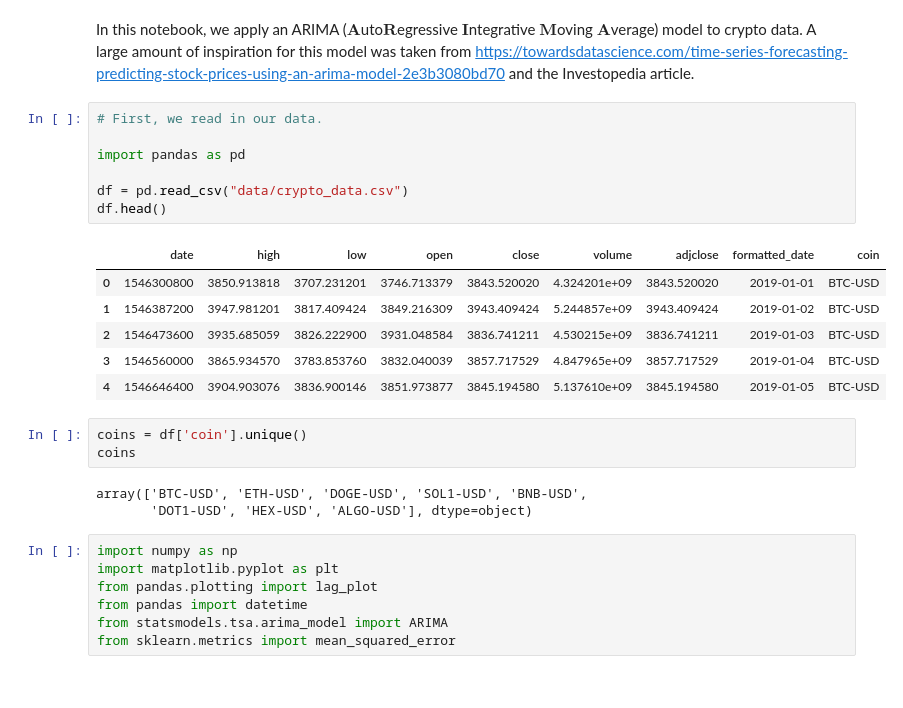
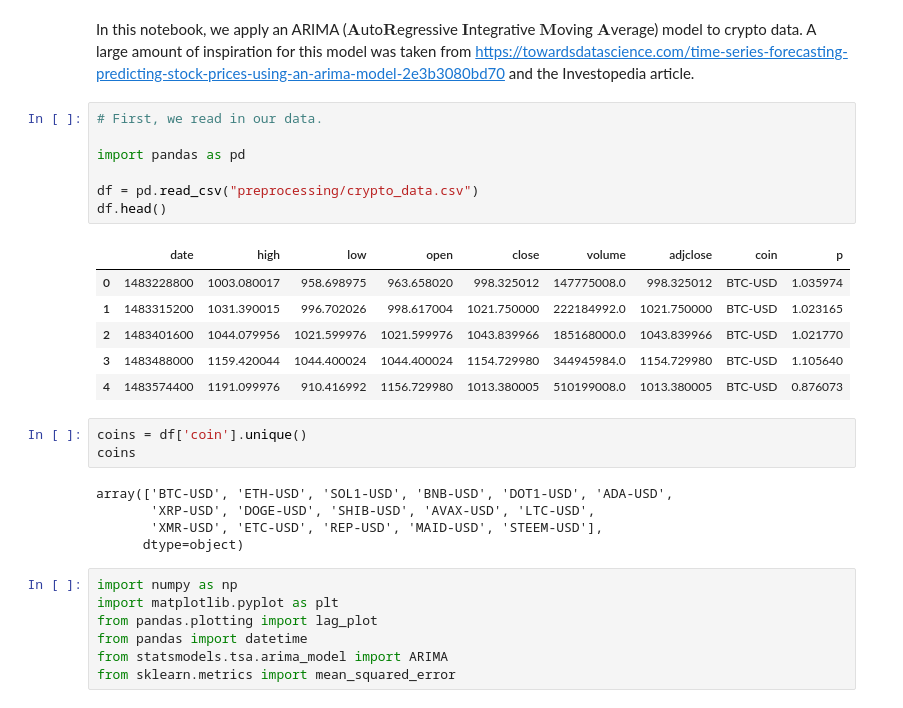
Before and after one commit to dannytse/crypto-priceanalysis, a Jupyter notebook: ARIMA/ARIMA.ipynb, the cells around one changed output. Drawn from its saved outputs; the diff is of its cells as text.

```diff
--- a/ARIMA/ARIMA.ipynb
+++ b/ARIMA/ARIMA.ipynb
@@ -3,23 +3,25 @@ In this notebook, we apply an ARIMA ($\textbf{A}$uto$\textbf{R}$egressive $\text
 # %%
 # First, we read in our data.
 
 import pandas as pd
 
-df = pd.read_csv("data/crypto_data.csv")
+df = pd.read_csv("preprocessing/crypto_data.csv")
 df.head()
 # %% [output]
-|  | date | high | low | open | close | volume | adjclose | formatted_date | coin |
-| 0 | 1546300800 | 3850.913818 | 3707.231201 | 3746.713379 | 3843.520020 | 4.324201e+09 | 3843.520020 | 2019-01-01 | BTC-USD |
-| 1 | 1546387200 | 3947.981201 | 3817.409424 | 3849.216309 | 3943.409424 | 5.244857e+09 | 3943.409424 | 2019-01-02 | BTC-USD |
-| 2 | 1546473600 | 3935.685059 | 3826.222900 | 3931.048584 | 3836.741211 | 4.530215e+09 | 3836.741211 | 2019-01-03 | BTC-USD |
-| 3 | 1546560000 | 3865.934570 | 3783.853760 | 3832.040039 | 3857.717529 | 4.847965e+09 | 3857.717529 | 2019-01-04 | BTC-USD |
-| 4 | 1546646400 | 3904.903076 | 3836.900146 | 3851.973877 | 3845.194580 | 5.137610e+09 | 3845.194580 | 2019-01-05 | BTC-USD |
+|  | date | high | low | open | close | volume | adjclose | coin | p |
+| 0 | 1483228800 | 1003.080017 | 958.698975 | 963.658020 | 998.325012 | 147775008.0 | 998.325012 | BTC-USD | 1.035974 |
+| 1 | 1483315200 | 1031.390015 | 996.702026 | 998.617004 | 1021.750000 | 222184992.0 | 1021.750000 | BTC-USD | 1.023165 |
+| 2 | 1483401600 | 1044.079956 | 1021.599976 | 1021.599976 | 1043.839966 | 185168000.0 | 1043.839966 | BTC-USD | 1.021770 |
+| 3 | 1483488000 | 1159.420044 | 1044.400024 | 1044.400024 | 1154.729980 | 344945984.0 | 1154.729980 | BTC-USD | 1.105640 |
+| 4 | 1483574400 | 1191.099976 | 910.416992 | 1156.729980 | 1013.380005 | 510199008.0 | 1013.380005 | BTC-USD | 0.876073 |
 # %%
 coins = df['coin'].unique()
 coins
 # %% [output]
-array(['BTC-USD', 'ETH-USD', 'DOGE-USD', 'SOL1-USD', 'BNB-USD',
-       'DOT1-USD', 'HEX-USD', 'ALGO-USD'], dtype=object)
+array(['BTC-USD', 'ETH-USD', 'SOL1-USD', 'BNB-USD', 'DOT1-USD', 'ADA-USD',
+       'XRP-USD', 'DOGE-USD', 'SHIB-USD', 'AVAX-USD', 'LTC-USD',
+       'XMR-USD', 'ETC-USD', 'REP-USD', 'MAID-USD', 'STEEM-USD'],
+      dtype=object)
 # %%
 import numpy as np
 import matplotlib.pyplot as plt
```
Also changed, not shown: parts of 4 cells of this notebook.
